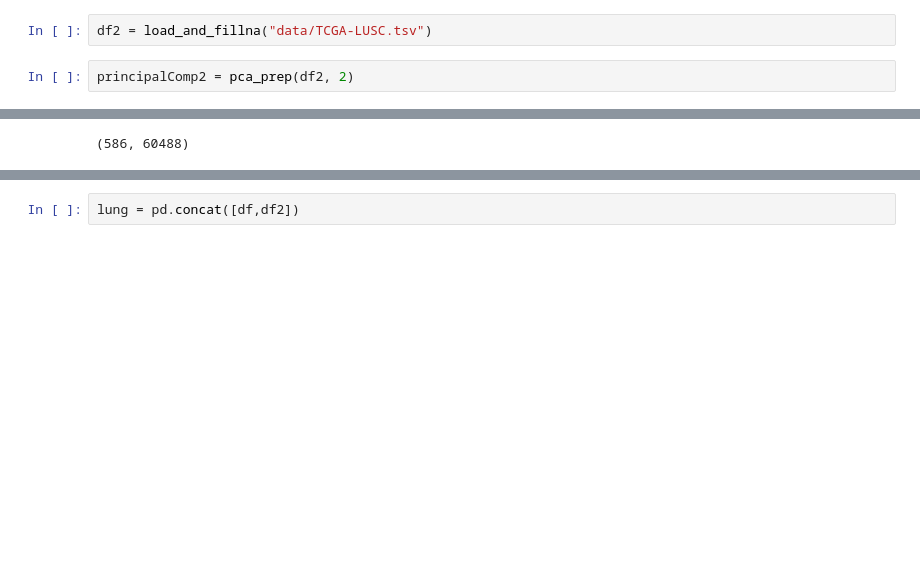
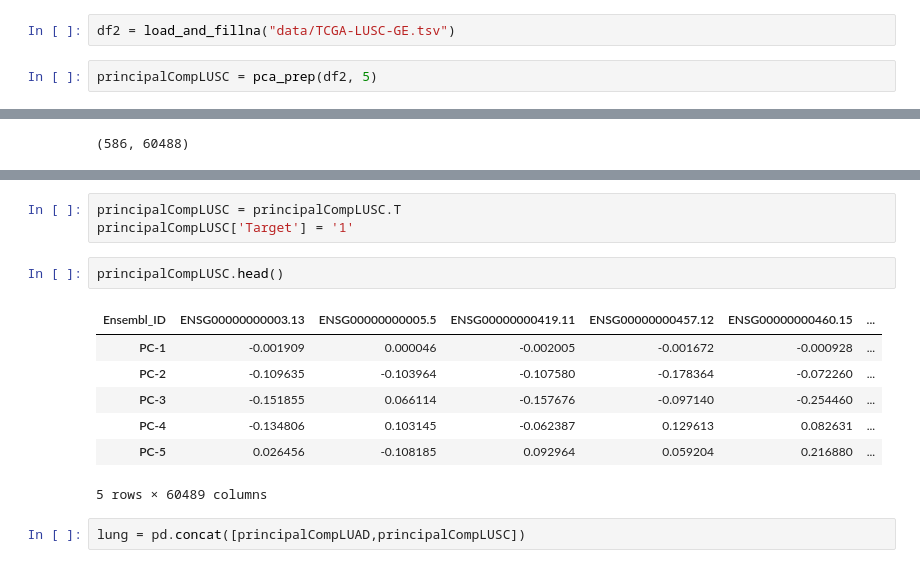
Before and after one commit to estherb-s/CompBio-1, a Jupyter notebook: RandForest-LUNG.ipynb, the cells around one changed output, grey strips where cells are left out. Drawn from its saved outputs; the diff is of its cells as text; blank space fills up the shorter version.

```diff
--- a/RandForest-LUNG.ipynb
+++ b/RandForest-LUNG.ipynb
@@ -31,5 +31,5 @@ principalComp1 = pca_prep(df, 2)
 # %%
-df2 = load_and_fillna("data/TCGA-LUSC.tsv")
+df2 = load_and_fillna("data/TCGA-LUSC-GE.tsv")
 # %%
-principalComp2 = pca_prep(df2, 2)
+principalCompLUSC = pca_prep(df2, 5)
 # %%
@@ -62,2 +75,15 @@ df.shape
+# %%
+principalCompLUSC = principalCompLUSC.T
+principalCompLUSC['Target'] = '1'
+# %%
+principalCompLUSC.head()
+# %% [output]
+| Ensembl_ID | ENSG00000000003.13 | ENSG00000000005.5 | ENSG00000000419.11 | ENSG00000000457.12 | ENSG00000000460.15 | ... |
+| PC-1 | -0.001909 | 0.000046 | -0.002005 | -0.001672 | -0.000928 | ... |
+| PC-2 | -0.109635 | -0.103964 | -0.107580 | -0.178364 | -0.072260 | ... |
+| PC-3 | -0.151855 | 0.066114 | -0.157676 | -0.097140 | -0.254460 | ... |
+| PC-4 | -0.134806 | 0.103145 | -0.062387 | 0.129613 | 0.082631 | ... |
+| PC-5 | 0.026456 | -0.108185 | 0.092964 | 0.059204 | 0.216880 | ... |
+5 rows × 60489 columns
 # %%
-lung = pd.concat([df,df2])
+lung = pd.concat([principalCompLUAD,principalCompLUSC])
```
Also changed, not shown: parts of 22 cells of this notebook, 8 other files.
